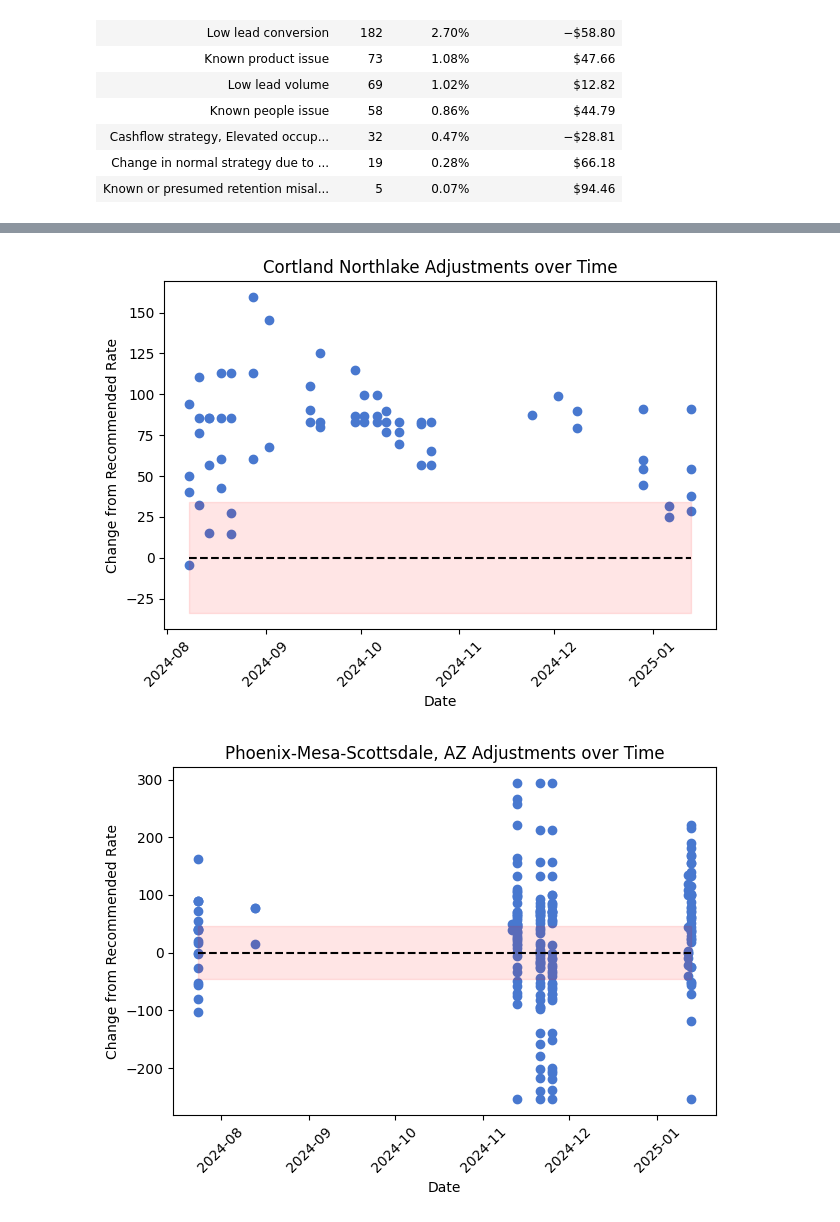
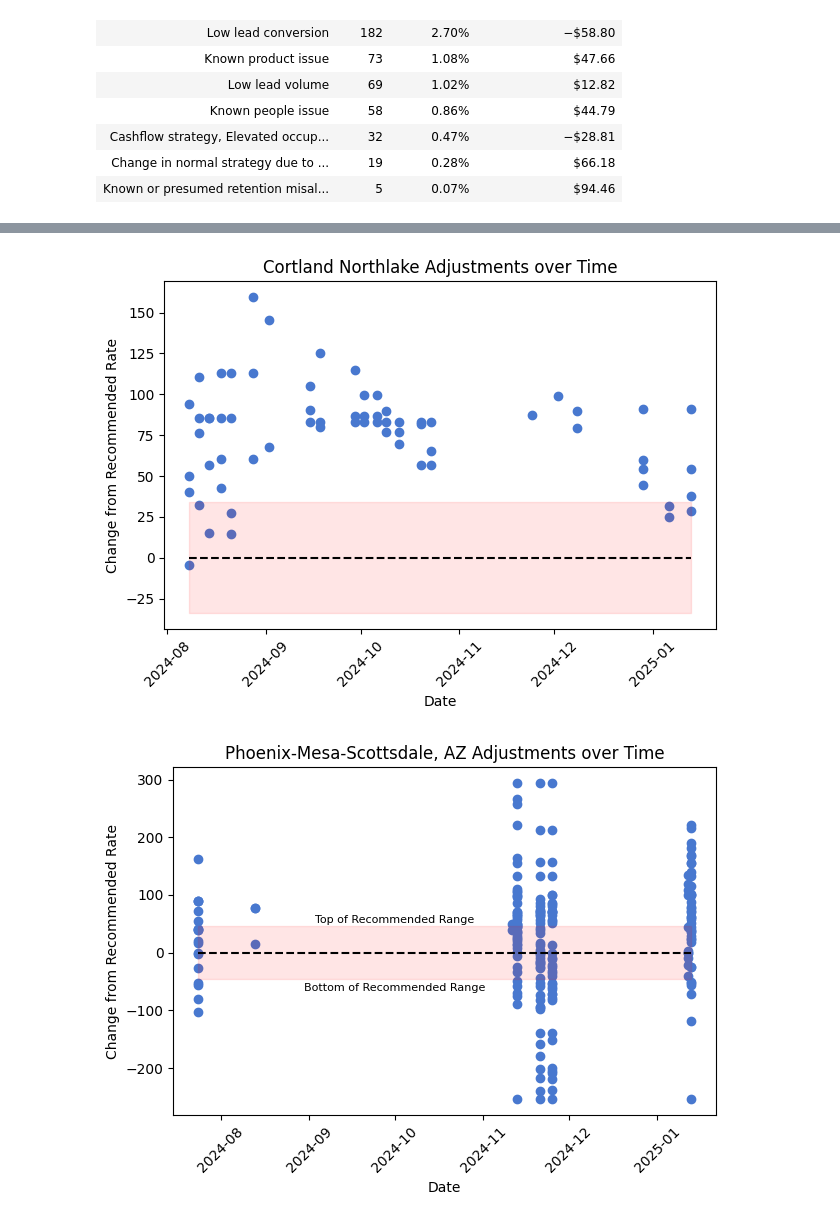
Before and after one commit to tysonking02/rm_edits, a Jupyter notebook: rm_edits_exploratory.ipynb, the cells around one changed output, grey strips where cells are left out. Saved outputs shown, nothing was run; the diff lists cells and outputs as text; code cells hidden in the pictures.

```diff
--- a/rm_edits_exploratory.ipynb
+++ b/rm_edits_exploratory.ipynb
@@ -317,31 +414,34 @@ def get_adj_over_time(asset_name=None, market_name=None):
     plt.scatter(filtered['RecommendationDate'], filtered['Diff'])
     plt.xlabel("Date")
     plt.ylabel("Change from Recommended Rate")
 
     if asset_name:
         plt.title(f"{asset_name} Adjustments over Time")
     elif market_name:
         plt.title(f"{market_name} Adjustments over Time")
 
     plt.fill_between(filtered['RecommendationDate'], -avg_range, avg_range, color='red', alpha=0.1)
     plt.hlines(0, min(filtered['RecommendationDate']), max(filtered['RecommendationDate']), linestyles="dashed", colors="black")
     plt.xticks(rotation=45)
+    if market_name == "Phoenix-Mesa-Scottsdale, AZ":
+        plt.text(x=pd.to_datetime('2024-10-01'), y=avg_range + 5, s="Top of Recommended Range", size=8, ha='center')
+        plt.text(x=pd.to_datetime('2024-10-01'), y=-avg_range - 20, s="Bottom of Recommended Range", size=8, ha='center')
     plt.style.use('seaborn-v0_8-muted')
     plt.tight_layout()
     if asset_name:
         plt.savefig(f'figures/adj_over_time/{asset_name}')
     elif market_name:
         plt.savefig(f'figures/adj_over_time/{market_name}')
 
     plt.show()
 
 
 get_adj_over_time(asset_name="Cortland Northlake")
 # get_adj_over_time(asset_name="Cortland 3131")
 get_adj_over_time(market_name="Phoenix-Mesa-Scottsdale, AZ")
 # get_adj_over_time(market_name="West Palm Beach-Boca Raton-Delray Beach, FL")
 # get_adj_over_time(market_name="Denver-Aurora-Lakewood, CO")
 # get_adj_over_time(market_name="Colorado Springs, CO")
 # %% [output]
 [figure]
-[figure, old version]
+[figure, new version]
```
Also changed, not shown: parts of 5 cells of this notebook, 6 other files.
